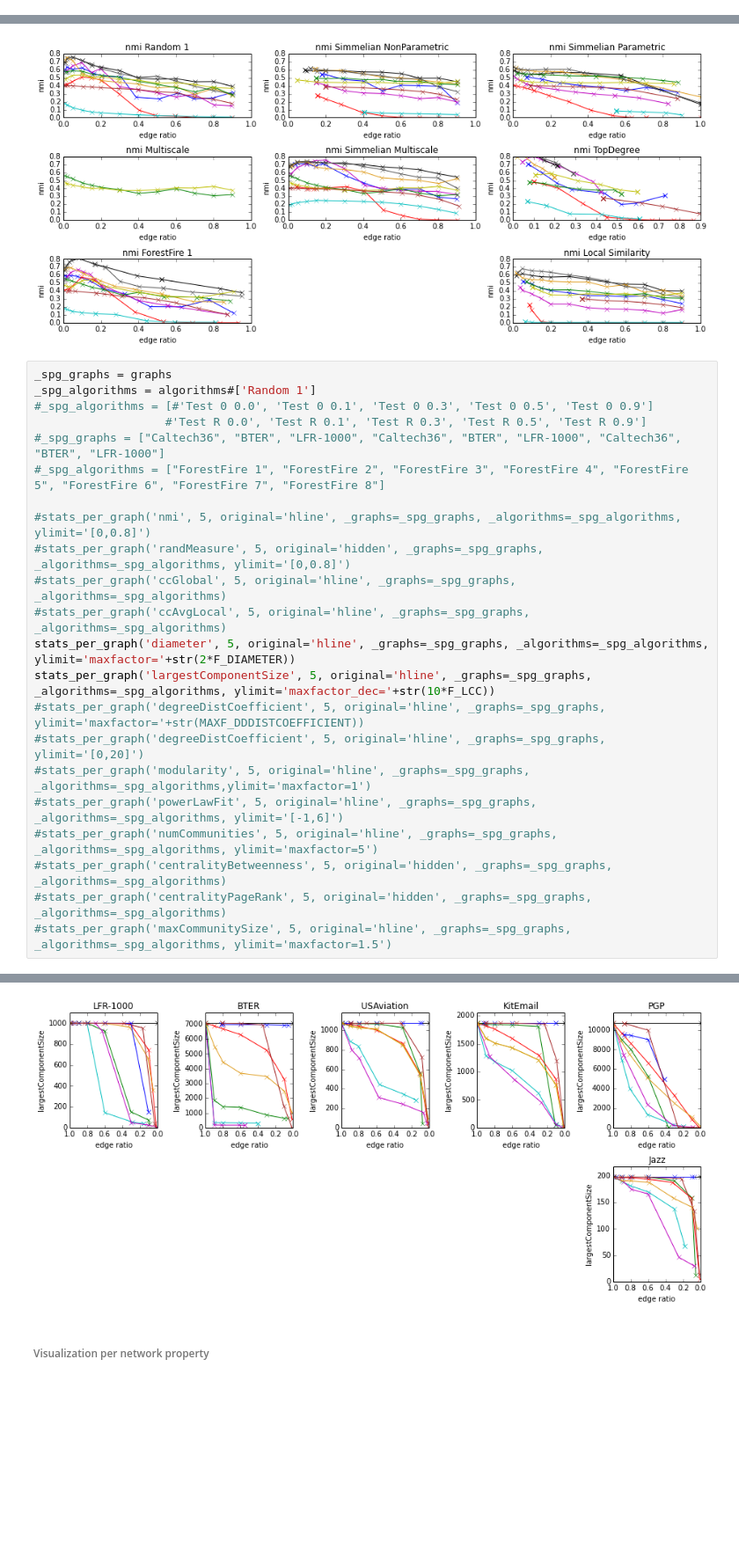
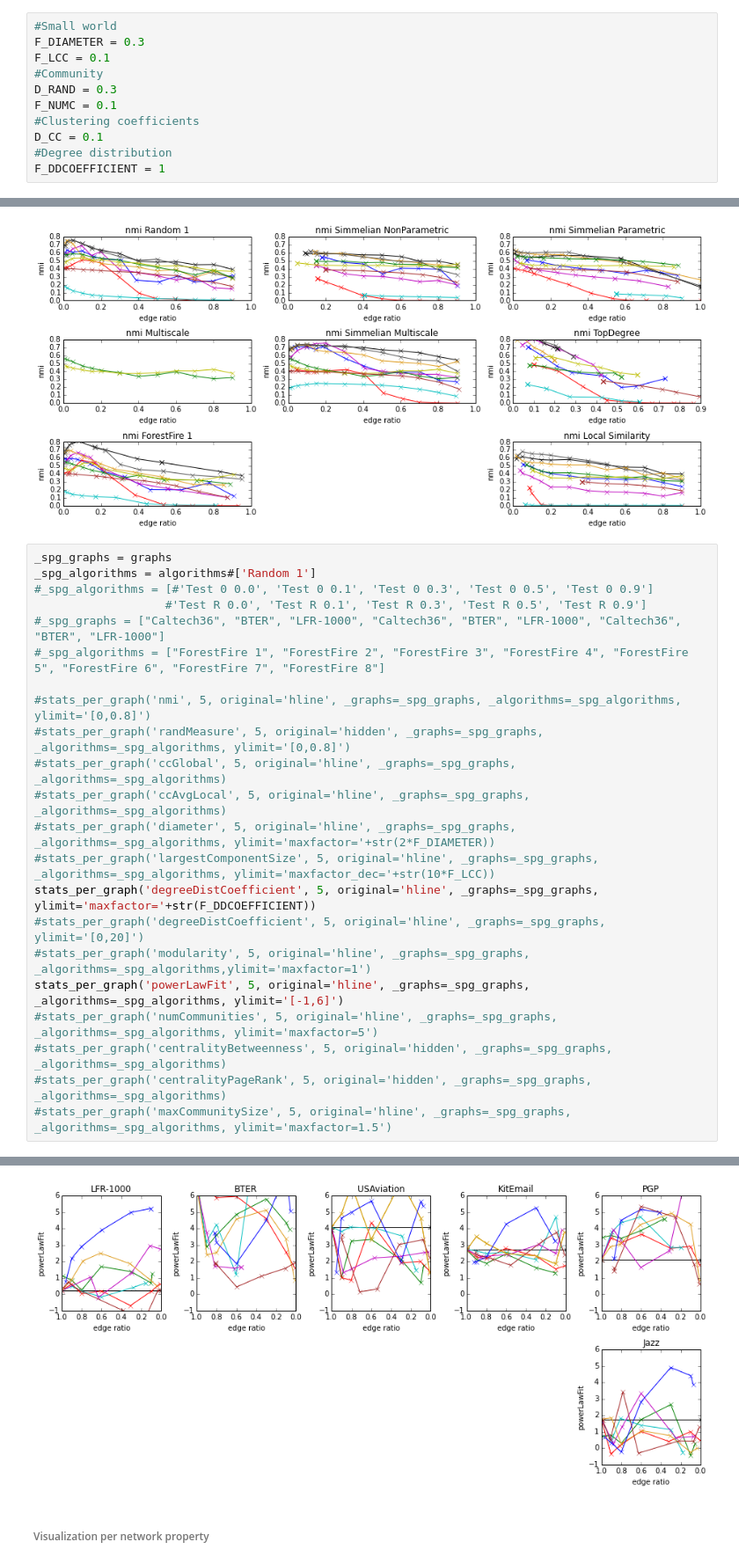
Before and after one commit to kit-parco/networkit-hyperbolic-kd, a Jupyter notebook: Doc/Notebooks/BackboneStatistics.ipynb, the cells around one changed output, grey strips where cells are left out. Shown at 88% size. Drawn from its saved outputs; the diff is of its cells as text; blank space fills up the shorter version.

```diff
--- a/Doc/Notebooks/BackboneStatistics.ipynb
+++ b/Doc/Notebooks/BackboneStatistics.ipynb
@@ -143,3 +140,14 @@ F_LCC = 0.1
+# %%
+#Small world
+F_DIAMETER = 0.3
+F_LCC = 0.1
+#Community
+D_RAND = 0.3
+F_NUMC = 0.1
+#Clustering coefficients
+D_CC = 0.1
+#Degree distribution
+F_DDCOEFFICIENT = 1
 # %% [markdown]
 ##### Convenience functions for drawing by graph or by algorithm
 # %%
@@ -269,12 +277,12 @@ _spg_algorithms = algorithms#['Random 1']
 #stats_per_graph('randMeasure', 5, original='hidden', _graphs=_spg_graphs, _algorithms=_spg_algorithms, ylimit='[0,0.8]')
 #stats_per_graph('ccGlobal', 5, original='hline', _graphs=_spg_graphs, _algorithms=_spg_algorithms)
 #stats_per_graph('ccAvgLocal', 5, original='hline', _graphs=_spg_graphs, _algorithms=_spg_algorithms)
-stats_per_graph('diameter', 5, original='hline', _graphs=_spg_graphs, _algorithms=_spg_algorithms, ylimit='maxfactor='+str(2*F_DIAMETER))
-stats_per_graph('largestComponentSize', 5, original='hline', _graphs=_spg_graphs, _algorithms=_spg_algorithms, ylimit='maxfactor_dec='+str(10*F_LCC))
-#stats_per_graph('degreeDistCoefficient', 5, original='hline', _graphs=_spg_graphs, ylimit='maxfactor='+str(MAXF_DDDISTCOEFFICIENT))
+#stats_per_graph('diameter', 5, original='hline', _graphs=_spg_graphs, _algorithms=_spg_algorithms, ylimit='maxfactor='+str(2*F_DIAMETER))
+#stats_per_graph('largestComponentSize', 5, original='hline', _graphs=_spg_graphs, _algorithms=_spg_algorithms, ylimit='maxfactor_dec='+str(10*F_LCC))
+stats_per_graph('degreeDistCoefficient', 5, original='hline', _graphs=_spg_graphs, ylimit='maxfactor='+str(F_DDCOEFFICIENT))
 #stats_per_graph('degreeDistCoefficient', 5, original='hline', _graphs=_spg_graphs, ylimit='[0,20]')
 #stats_per_graph('modularity', 5, original='hline', _graphs=_spg_graphs, _algorithms=_spg_algorithms,ylimit='maxfactor=1')
-#stats_per_graph('powerLawFit', 5, original='hline', _graphs=_spg_graphs, _algorithms=_spg_algorithms, ylimit='[-1,6]')
+stats_per_graph('powerLawFit', 5, original='hline', _graphs=_spg_graphs, _algorithms=_spg_algorithms, ylimit='[-1,6]')
 #stats_per_graph('numCommunities', 5, original='hline', _graphs=_spg_graphs, _algorithms=_spg_algorithms, ylimit='maxfactor=5')
 #stats_per_graph('centralityBetweenness', 5, original='hidden', _graphs=_spg_graphs, _algorithms=_spg_algorithms)
 #stats_per_graph('centralityPageRank', 5, original='hidden', _graphs=_spg_graphs, _algorithms=_spg_algorithms)
@@ -284,4 +292,4 @@ stats_per_graph('largestComponentSize', 5, original='hline', _graphs=_spg_graphs
-[figure, old version]
+[figure, new version]
 # %% [markdown]
 ###### Visualization per network property
 # %% [markdown]
```
Also changed, not shown: parts of 8 cells of this notebook.
